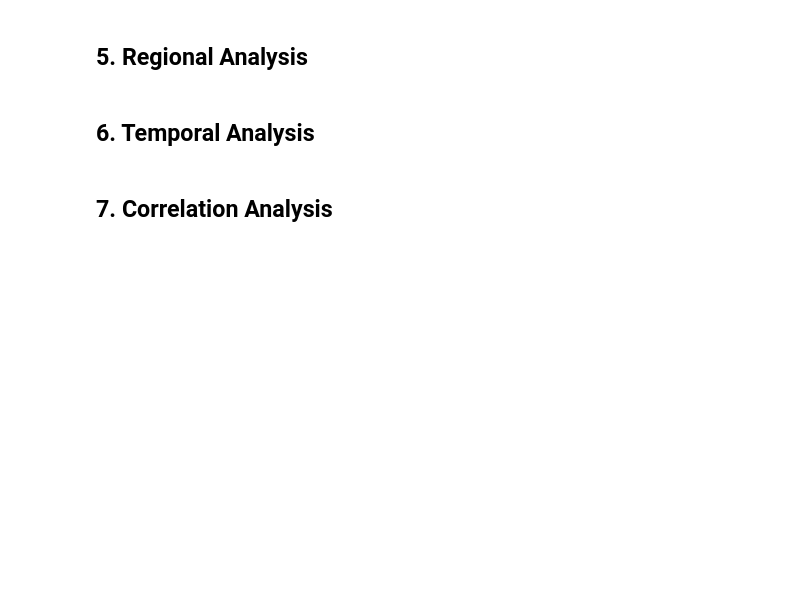
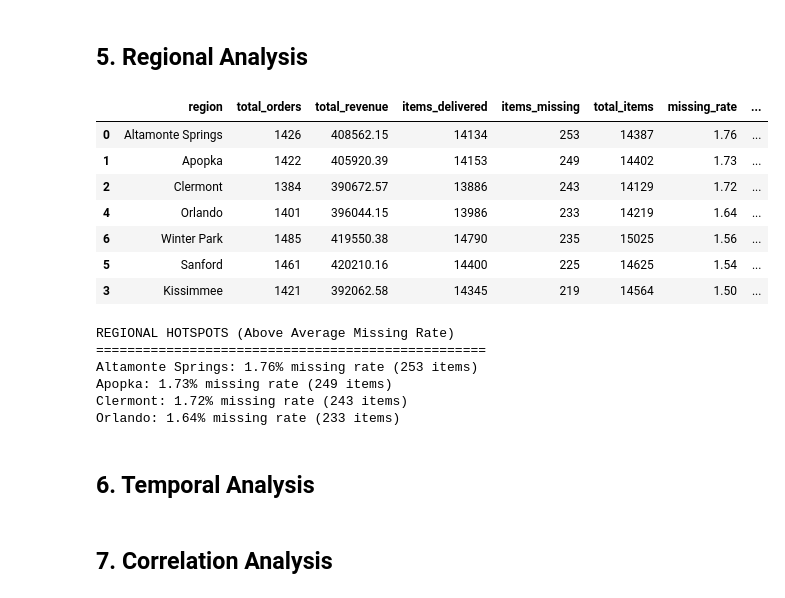
Before and after one commit to Anotther/walmart-delivery-fraud-detection, a Jupyter notebook: notebooks/01_eda_orders.ipynb, the cells around one changed output. Drawn from its saved outputs; the diff is of its cells as text; code cells hidden in the pictures; blank space fills up the shorter version.

```diff
--- a/notebooks/01_eda_orders.ipynb
+++ b/notebooks/01_eda_orders.ipynb
@@ -40,5 +79,6 @@ orders_raw.head()
 # %%
-# Transform data
-orders = transform_orders(orders_raw)
-print(f"Transformed orders shape: {orders.shape}")
+# Load orders data
+orders = load_orders()
+print(f'Orders loaded: {len(orders):,} records')
+print(f'Columns: {list(orders.columns)}')
 orders.head()
@@ -90,3 +224,11 @@ orders_feat = create_order_features(orders)
+# %%
+# Create derived features
+orders['total_items'] = orders['items_delivered'] + orders['items_missing']
+orders['missing_rate'] = orders['items_missing'] / orders['total_items'] * 100
+orders['has_missing'] = orders['items_missing'] > 0
+
+# Handle edge cases
+orders['missing_rate'] = orders['missing_rate'].fillna(0)
 # %%
 # Missing items distribution
 fig = px.histogram(
@@ -118,14 +293,30 @@ fig.show()
 # %% [markdown]
 ## 5. Regional Analysis
 # %%
-# Orders by region
-regional = orders_feat.groupby('region').agg({
+# Aggregate by region
+regional = orders.groupby('region').agg({
     'order_id': 'count',
-    'items_missing': 'sum',
+    'order_amount': 'sum',
     'items_delivered': 'sum',
-    'order_amount': 'sum'
+    'items_missing': 'sum'
 }).reset_index()
-regional.columns = ['region', 'total_orders', 'items_missing', 'items_delivered', 'total_revenue']
-regional['missing_rate'] = regional['items_missing'] / (regional['items_delivered'] + regional['items_missing']) * 100
-regional.sort_values('missing_rate', ascending=False)
+
+regional.columns = ['region', 'total_orders', 'total_revenue', 'items_delivered', 'items_missing']
+regional['total_items'] = regional['items_delivered'] + regional['items_missing']
+regional['missing_rate'] = regional['items_missing'] / regional['total_items'] * 100
+regional['avg_order_value'] = regional['total_revenue'] / regional['total_orders']
+regional['pct_of_orders'] = regional['total_orders'] / regional['total_orders'].sum() * 100
+
+# Sort by missing rate
+regional = regional.sort_values('missing_rate', ascending=False)
+regional
+# %% [output]
+|  | region | total_orders | total_revenue | items_delivered | items_missing | total_items | missing_rate | ... |
+| 0 | Altamonte Springs | 1426 | 408562.15 | 14134 | 253 | 14387 | 1.76 | ... |
+| 1 | Apopka | 1422 | 405920.39 | 14153 | 249 | 14402 | 1.73 | ... |
+| 2 | Clermont | 1384 | 390672.57 | 13886 | 243 | 14129 | 1.72 | ... |
+| 4 | Orlando | 1401 | 396044.15 | 13986 | 233 | 14219 | 1.64 | ... |
+| 6 | Winter Park | 1485 | 419550.38 | 14790 | 235 | 15025 | 1.56 | ... |
+| 5 | Sanford | 1461 | 420210.16 | 14400 | 225 | 14625 | 1.54 | ... |
+| 3 | Kissimmee | 1421 | 392062.58 | 14345 | 219 | 14564 | 1.50 | ... |
 # %%
@@ -144,2 +357,16 @@ fig.show()
+# %%
+# Identify regional hotspots (above average missing rate)
+print('REGIONAL HOTSPOTS (Above Average Missing Rate)')
+print('=' * 50)
+hotspots = regional[regional['missing_rate'] > avg_missing_rate]
+for _, row in hotspots.iterrows():
+    print(f"{row['region']}: {row['missing_rate']:.2f}% missing rate ({row['items_missing']:,} items)")
+# %% [output]
+REGIONAL HOTSPOTS (Above Average Missing Rate)
+==================================================
+Altamonte Springs: 1.76% missing rate (253 items)
+Apopka: 1.73% missing rate (249 items)
+Clermont: 1.72% missing rate (243 items)
+Orlando: 1.64% missing rate (233 items)
 # %% [markdown]
 ## 6. Temporal Analysis
```
Also changed, not shown: parts of 40 cells of this notebook, 13 other files.
